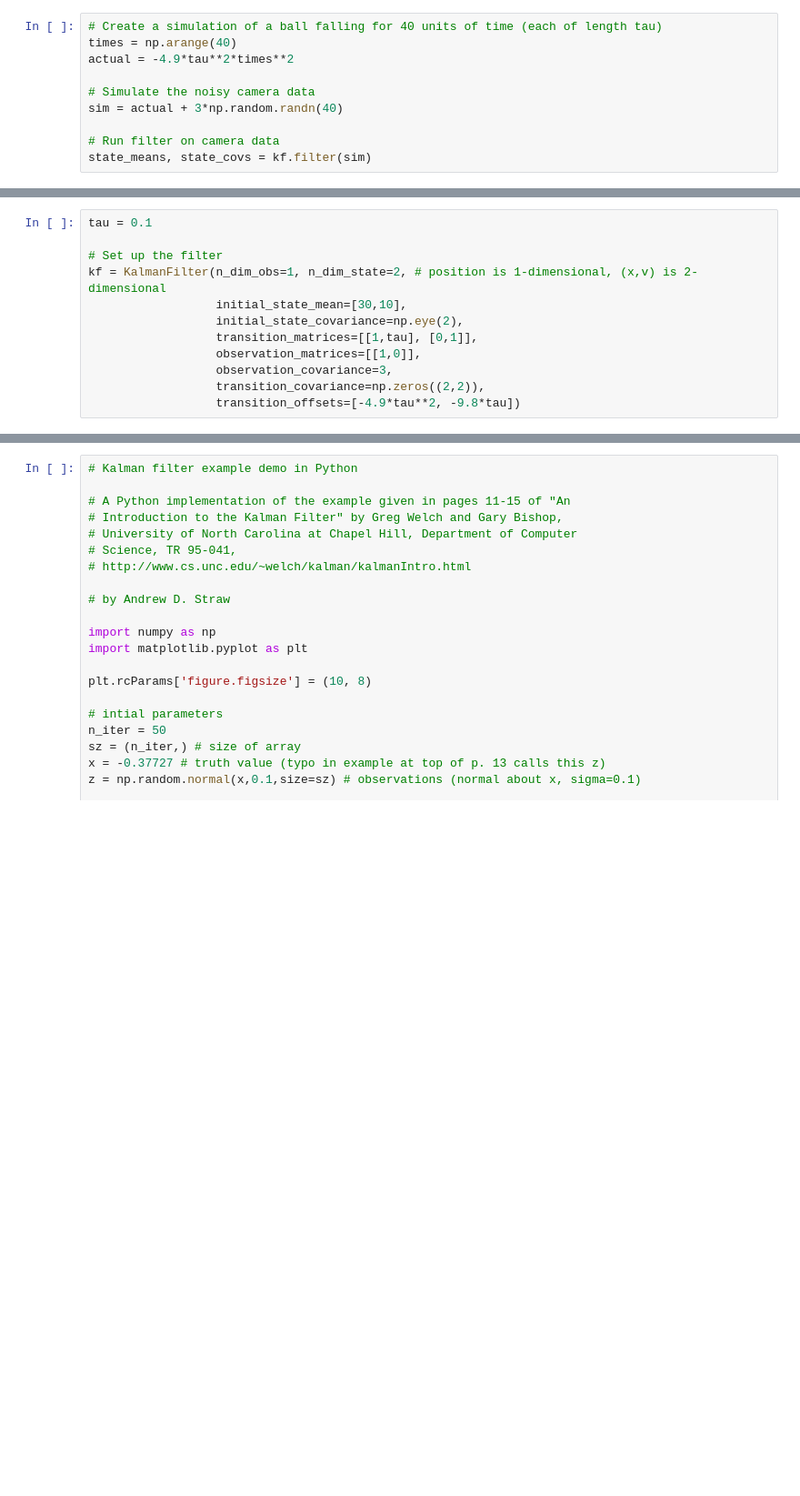
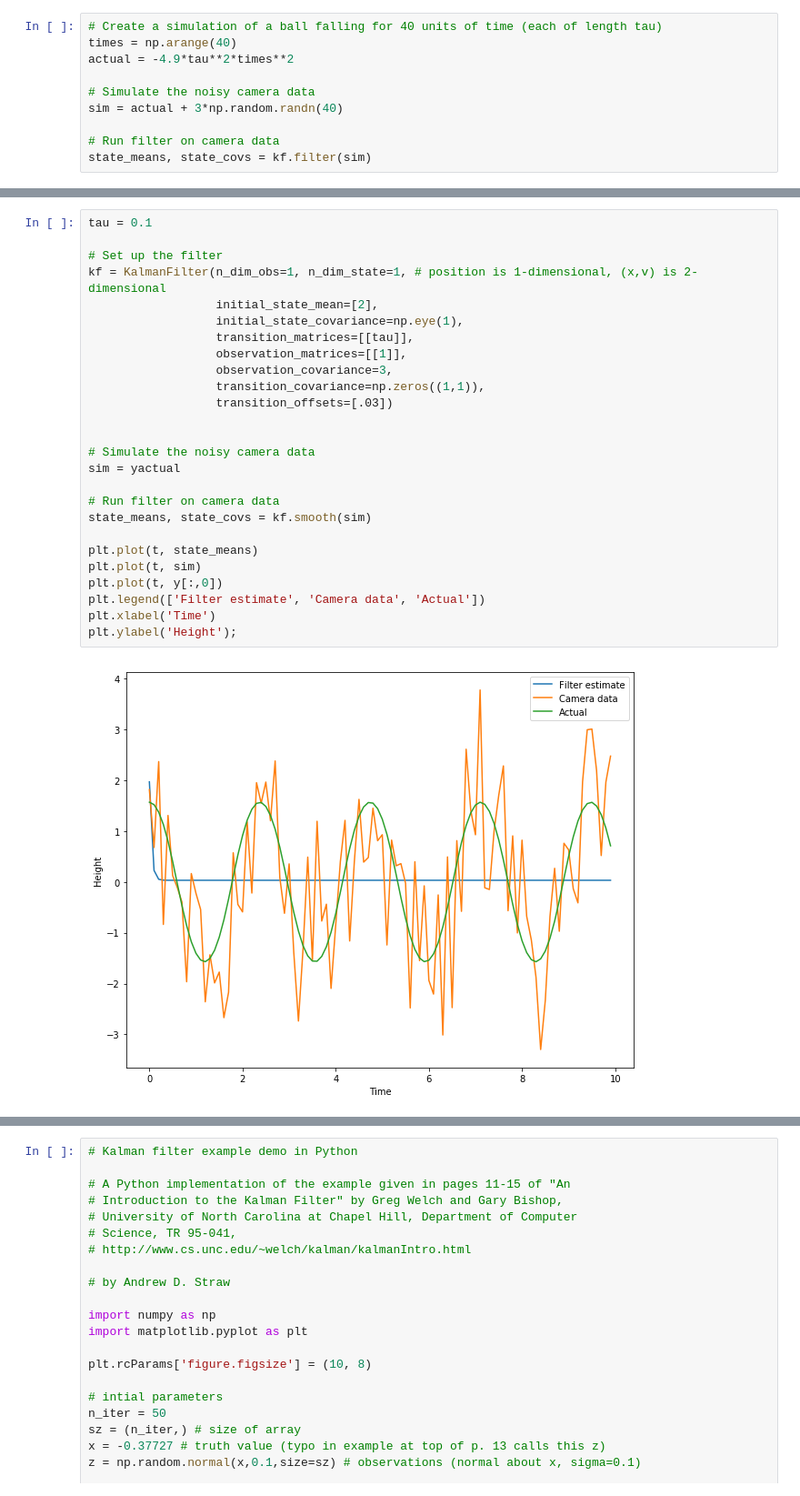
Before and after one commit to IntroCursos/MachingLearning, a Jupyter notebook: BasicStockDataManipulation/Kalman.ipynb, the cells around one changed output, grey strips where cells are left out. Shown at 91% size. Drawn from its saved outputs; the diff is of its cells as text; blank space fills up the shorter version.

```diff
--- a/BasicStockDataManipulation/Kalman.ipynb
+++ b/BasicStockDataManipulation/Kalman.ipynb
@@ -52,12 +183,28 @@ plt.ylabel('Height');
 # %%
 tau = 0.1
 
 # Set up the filter
-kf = KalmanFilter(n_dim_obs=1, n_dim_state=2, # position is 1-dimensional, (x,v) is 2-dimensional
-                  initial_state_mean=[30,10],
-                  initial_state_covariance=np.eye(2),
-                  transition_matrices=[[1,tau], [0,1]],
-                  observation_matrices=[[1,0]],
+kf = KalmanFilter(n_dim_obs=1, n_dim_state=1, # position is 1-dimensional, (x,v) is 2-dimensional
+                  initial_state_mean=[2],
+                  initial_state_covariance=np.eye(1),
+                  transition_matrices=[[tau]],
+                  observation_matrices=[[1]],
                   observation_covariance=3,
-                  transition_covariance=np.zeros((2,2)),
-                  transition_offsets=[-4.9*tau**2, -9.8*tau])
+                  transition_covariance=np.zeros((1,1)),
+                  transition_offsets=[.03])
+
+
+# Simulate the noisy camera data
+sim = yactual
+
+# Run filter on camera data
+state_means, state_covs = kf.smooth(sim)
+
+plt.plot(t, state_means)
+plt.plot(t, sim)
+plt.plot(t, y[:,0])
+plt.legend(['Filter estimate', 'Camera data', 'Actual'])
+plt.xlabel('Time')
+plt.ylabel('Height');
+# %% [output]
+[figure, added]
```
Also changed, not shown: parts of 36 cells of this notebook.
